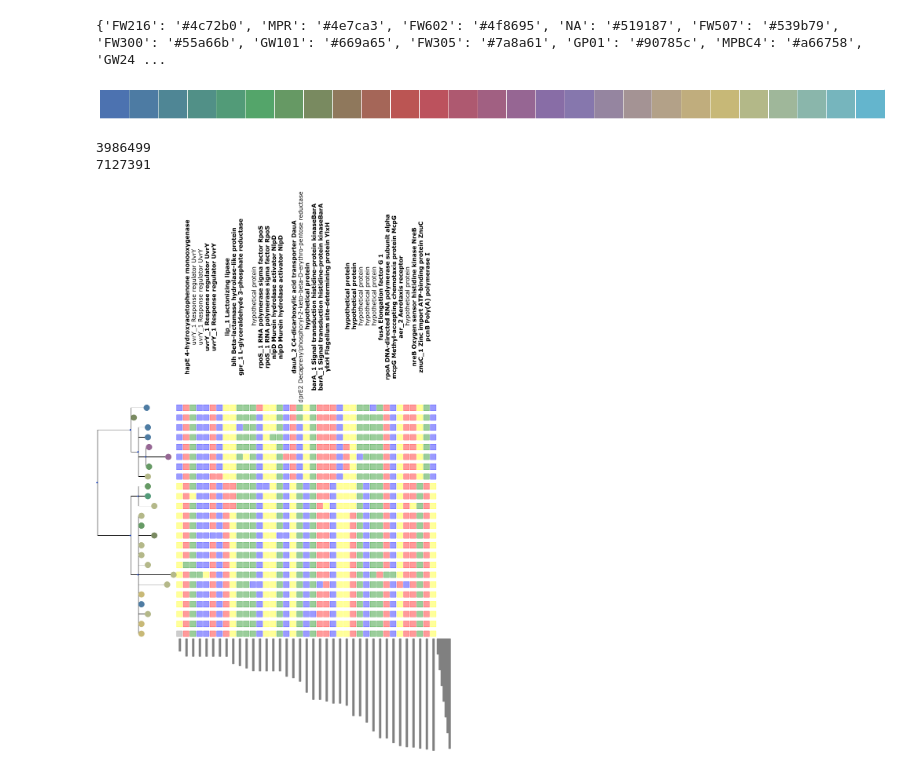
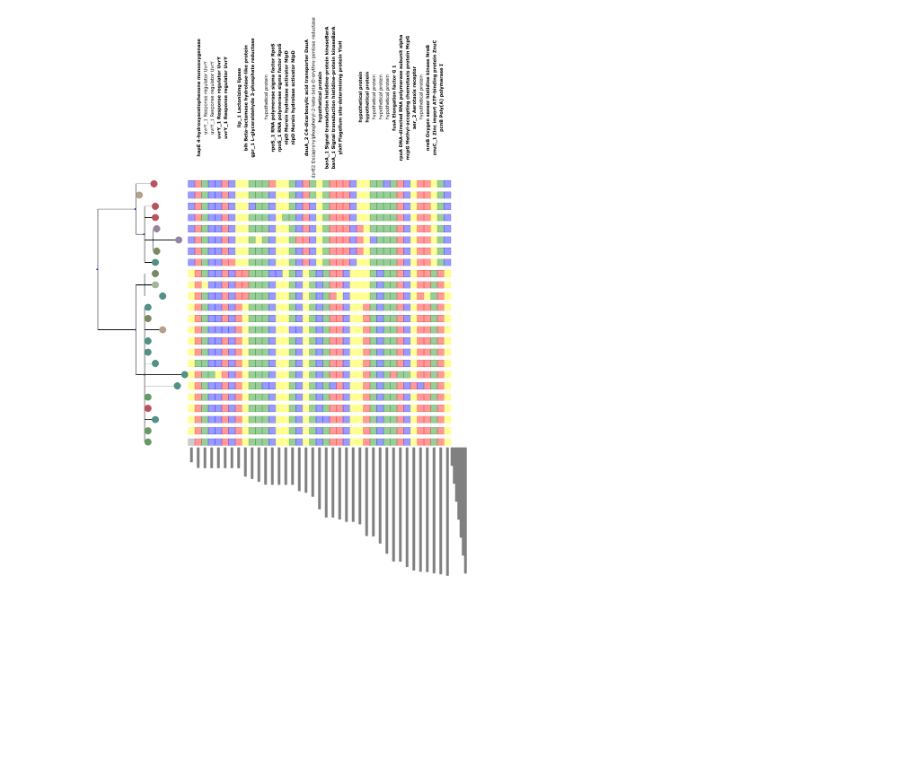
Before and after one commit to sjspence/pseudomonas, a Jupyter notebook: subTrees/2017-05-19_subgroupB.ipynb, the cells around one changed output. Drawn from its saved outputs; the diff is of its cells as text; code cells hidden in the pictures; blank space fills up the shorter version.

```diff
--- a/subTrees/2017-05-19_subgroupB.ipynb
+++ b/subTrees/2017-05-19_subgroupB.ipynb
@@ -68,34 +77,11 @@ outTree = newPath + treeFile
 editNexus(oldPath + treeFile, outTree)
 outNewick = outTree.replace('.tree', '.nhx')
 Phylo.convert(outTree, 'nexus', outNewick, 'newick')
-mapping = importMapping('map_v2.txt')
+mapping = importMapping(mappingFile)
-# %%
-#CREATING COLOR MAP FOR SOURCE WELLS
-#Map well to color
-metaFile = open('map_v2.txt', 'r')
-colorDict = {}
-for line in metaFile:
-    if '#' not in line:
-        line = line.strip().split('\t')
-        wellID = line[2].split('-')[0]
-        if wellID not in colorDict:
-            colorDict[wellID] = ''
-metaFile.close()
-numColors = len(colorDict)
-cmap = sns.color_palette('deep')
-paletteList = []
-for i,p in enumerate(cmap.as_hex()):
-    paletteList.append(p)
-cmap2 = sns.blend_palette(paletteList, numColors)
-sns.set_palette(cmap2, n_colors=numColors)
-sns.palplot(cmap2)
-for i,p in enumerate(cmap2.as_hex()):
-    wellID = list(colorDict.keys())[i]
-    colorDict[wellID] = p
-print(colorDict)
-# %% [output]
-{'FW216': '#4c72b0', 'MPR': '#4e7ca3', 'FW602': '#4f8695', 'NA': '#519187', 'FW507': '#539b79', 'FW300': '#55a66b', 'GW101': '#669a65', 'FW305': '#7a8a61', 'GP01': '#90785c', 'MPBC4': '#a66758', 'GW24 ...
-[figure, removed]
+# %%
+#CREATING COLOR MAP FOR SOURCE WELLS
+#Map well to color
+colorDict = pickle.load(open(colorDictFile, "rb"))
 # %%
 #Prepare to plot contig positions
 #Assumes a 'NODE_##_length_##_' file name structure
@@ -116,12 +102,6 @@ def getTotalPos(contig, pos):
             return total
         else:
             total += int(contigs[c])
-
-print(getTotalPos('10', '182981'))
-print(getTotalPos('36', '2080'))
-# %% [output]
-3986499
-7127391
 # %%
 def addWellNodes(tree):
     for leaf in tree:
@@ -176,8 +156,9 @@ def addLeafSNPs(coreTree, snpNewick, ts, i):
         leaf.add_face(c, i, position='aligned')
     ####
     #Set TreeStyle so that gene name appears above
-    t = faces.TextFace(gene + ' ' + protein, fsize=15)
+    t = faces.TextFace(gene + ' ' + protein, fsize=10)
     t.rotation = 270
+    t.hz_align = 1
     if ns == 'N':
         t.bold = True
         ts.aligned_header.add_face(t, i)
@@ -200,32 +181,32 @@ ts.allow_face_overlap = False
 ts.show_scale = False
 ts.show_leaf_name = False
 i = 0
 
 #Reroot at midpoint
 outgroup = tree.get_midpoint_outgroup()
 tree.set_outgroup(outgroup)
 
 with open(snpFile, 'r') as snps:
     for line in snps:
         if 'Contig' not in line:
             contig = line.strip().split(',')[0]
             pos = line.strip().split(',')[1]
             treeName = '1_' + contig + '_' + pos + '.tree'
             outTree = newPath + treeName
             editNexus(oldPath + treeName, outTree)
             outNewick = outTree.replace('.tree', '.nhx')
             Phylo.convert(outTree, 'nexus', outNewick, 'newick')
             tree, ts = addLeafSNPs(tree, outNewick, ts, i)
             i += 1
 
 #Add scale
 for j in range(7):
     a = j + 1
     f = faces.RectFace(5, a * 1000000 * 0.00004, 'grey', 'grey')
     f.vt_align = 2
     ts.aligned_foot.add_face(f, i + j)
 
-tree.render("trial.svg", units='in', h=22, w=16, dpi=300, tree_style=ts)
+tree.render(subgroup_long + "_snp_bp.svg", tree_style=ts)
 tree.render("%%inline", tree_style=ts)
 # %% [output]
-[figure, old version]
+[figure, new version]
```
Also changed, not shown: parts of 3 cells of this notebook, 1 other file.
